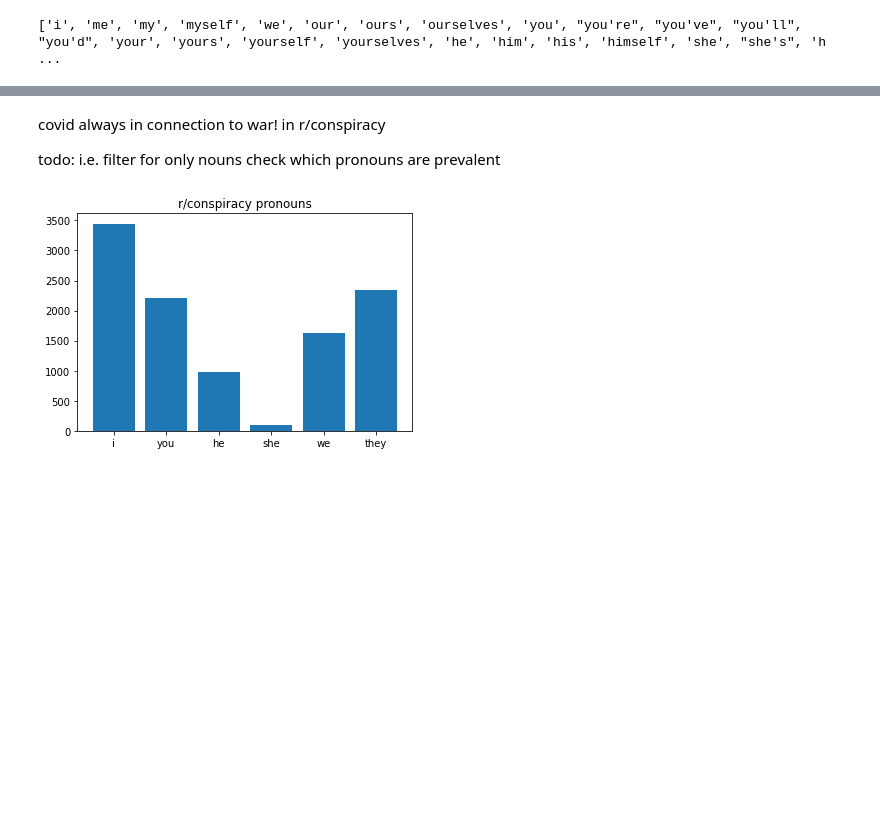
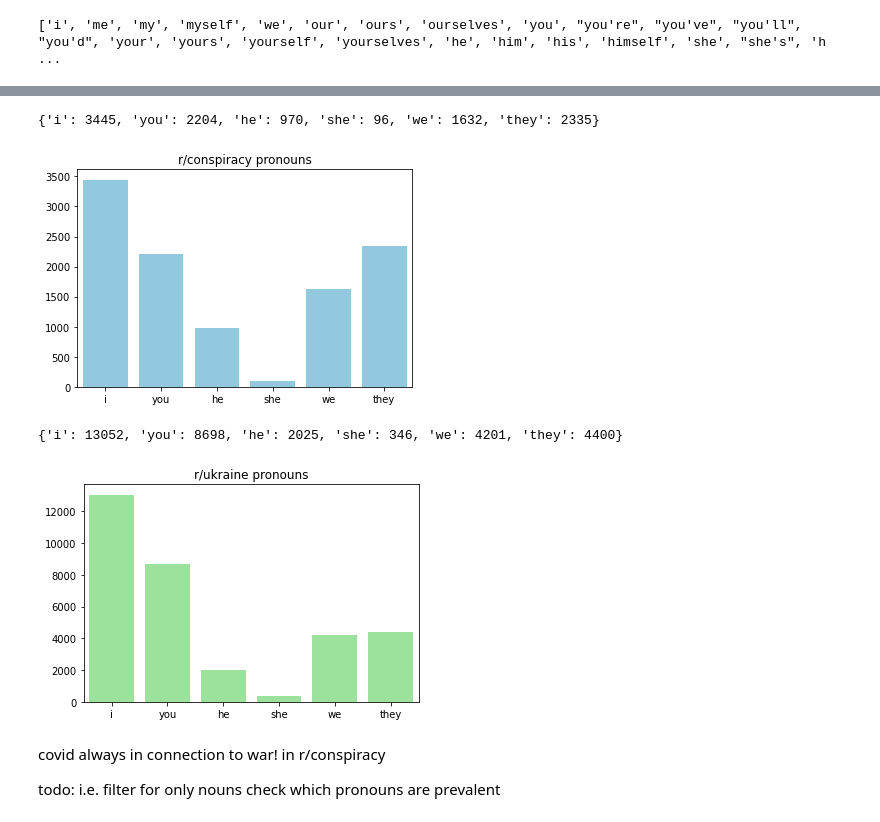
Before and after one commit to irenestrauss/nlp_on_conspiracy_theories, a Jupyter notebook: code/words.ipynb, the cells around one changed output, grey strips where cells are left out. Drawn from its saved outputs; the diff is of its cells as text; code cells hidden in the pictures; blank space fills up the shorter version.

```diff
--- a/code/words.ipynb
+++ b/code/words.ipynb
@@ -129,3 +103,35 @@ ukraine {'i': 2894, 'you': 7739, 'he': 2810, 'she': 549, 'they': 6779, 'we': 406
+# %%
+def getPronouns(submissions, color, subreddit):
+    countvec = CountVectorizer(ngram_range=(1,1), tokenizer=lambda txt: txt.split())
+    ngrams = countvec.fit_transform(submissions)
+
+    count_values = ngrams.toarray().sum(axis=0)
+    vocab = countvec.vocabulary_
+    df = pd.DataFrame([(k,count_values[i]) for k,i in vocab.items()]).rename(columns={0: 'ngram', 1:'frequency'})
+    pronouns_dict = {'i': 0, 'you': 0, 'he': 0, 'she': 0, 'we': 0, 'they': 0}
+    pronouns_dict['i'] = df[df['ngram'] == 'i']['frequency'].values[0]# + df['me'] + df['my'] + df['mine'] add i
+    pronouns_dict['you'] = df[df['ngram'] == 'you']['frequency'].values[0]#  + df['yours'] + df['your']
+    pronouns_dict['we'] = df[df['ngram'] == 'we']['frequency'].values[0]# + df['us'] + df['our'] + df['ours']
+    pronouns_dict['they'] = df[df['ngram'] == 'they']['frequency'].values[0]# + df['them'] + df['their'] + df['theirs']
+    pronouns_dict['he'] = df[df['ngram'] == 'he']['frequency'].values[0]# + df['him'] + df['his']
+    pronouns_dict['she'] = df[df['ngram'] == 'she']['frequency'].values[0]# + df['her'] #+ df['hers']
+    names = list(pronouns_dict.keys())
+    values = list(pronouns_dict.values())
+    print(pronouns_dict)
+    sns.barplot(x=names, y=values, color=color)
+    #plt.bar(range(len(pronouns_dict)), values, tick_label=names)
+
+    plt.title(f"r/{subreddit} pronouns")
+    #plt.savefig("./images/conspiracy_pronouns.png")
+    plt.show()
+# %%
+getPronouns(wholetext_c, "skyblue", "conspiracy")
+getPronouns(wholetext_u, "lightgreen", "ukraine")
+# %% [output]
+{'i': 3445, 'you': 2204, 'he': 970, 'she': 96, 'we': 1632, 'they': 2335}
+[figure, added]
+{'i': 13052, 'you': 8698, 'he': 2025, 'she': 346, 'we': 4201, 'they': 4400}
+[figure, added]
 # %% [markdown]
 covid always in connection to war! in r/conspiracy
 
@@ -144,7 +139,0 @@ def pronouns(df):
-# %%
-#plotPronouns({'i': 17179, 'you': 11297, 'he': 3962, 'she': 729, 'they': 9386})
-#plotPronouns({'i': 4526, 'you': 2703, 'he': 1705, 'she': 164, 'they': 3981})
-#plotPronouns({'i': 13052, 'you': 8698, 'he': 2025, 'she': 346, 'we': 4201, 'they': 4400})
-plotPronouns({'i': 3445, 'you': 2204, 'he': 970, 'she': 96, 'we': 1632, 'they': 2335})
-# %% [output]
-[figure, removed]
```
Also changed, not shown: parts of 15 cells of this notebook.
